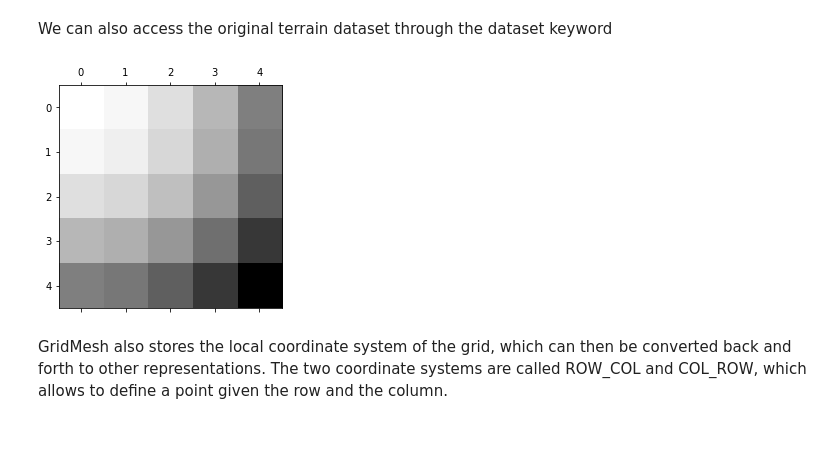
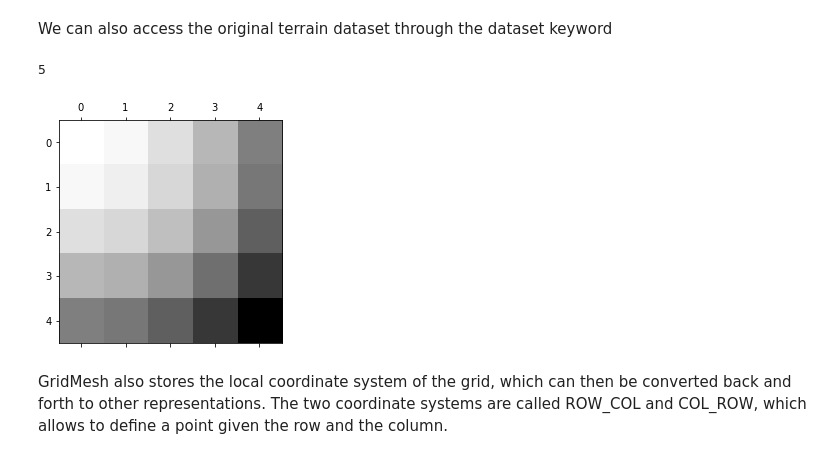
Before and after one commit to norheim/pextant, a Jupyter notebook: pextant/notebooks/Documentation/2_EnvironmentRepresentation.ipynb, the cells around one changed output. Cells and saved outputs as stored; diff of their text form; code cells hidden in the pictures.

```diff
--- a/pextant/notebooks/Documentation/2_EnvironmentRepresentation.ipynb
+++ b/pextant/notebooks/Documentation/2_EnvironmentRepresentation.ipynb
@@ -55,12 +55,16 @@ The upper left corner can be accessed, and returns our original anchoring point.
 upper_left_corner, lower_right_corner = basic_mesh.nw_geo_point, basic_mesh.se_geo_point
 # %% [markdown]
 We can also access the original terrain dataset through the dataset keyword
+# %%
+basic_mesh.dataset.y_size
+# %% [output]
+5
 # %%
 import matplotlib.pyplot as plt
-plt.matshow(basic_mesh.dataset, cmap='gray_r')
+plt.matshow(basic_mesh.dataset.data_container, cmap='gray_r')
 plt.show()
 # %% [output]
-[figure, old version]
+[figure, new version]
 # %% [markdown]
 GridMesh also stores the local coordinate system of the grid, which can then be converted back and forth to other representations. The two coordinate systems are called ROW_COL and COL_ROW, which allows to define a point given the row and the column.
 # %%
```
Also changed, not shown: parts of 14 cells of this notebook, 14 other files.
